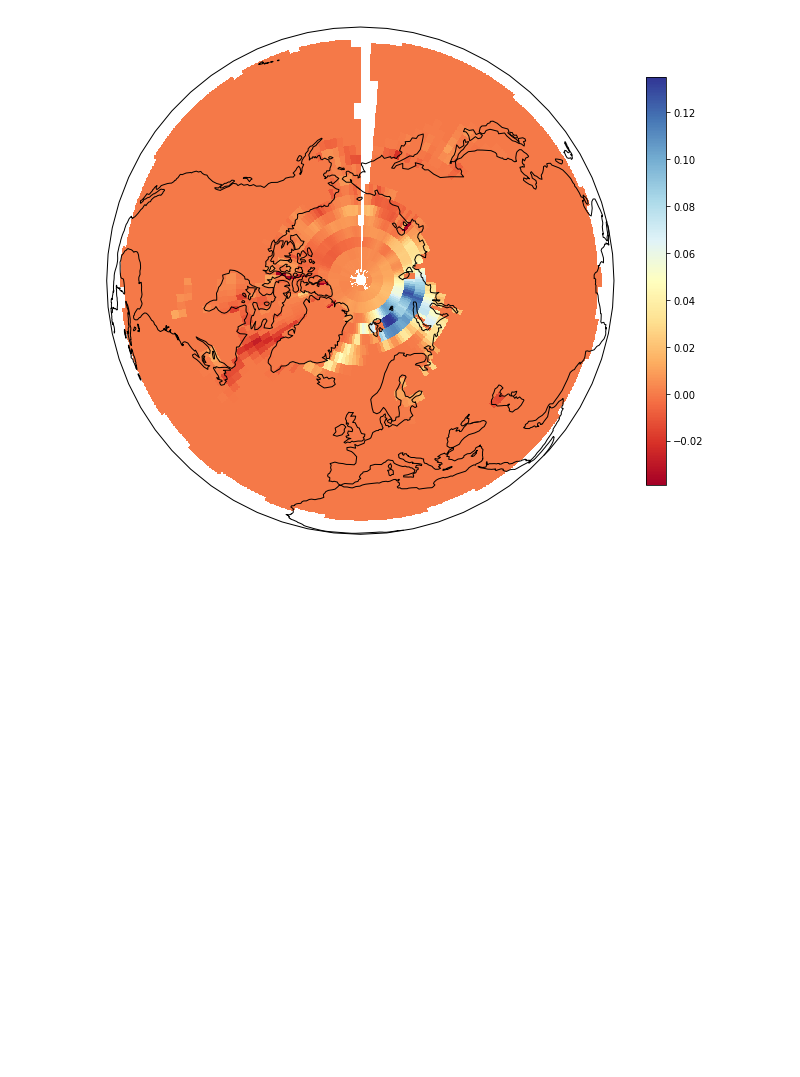
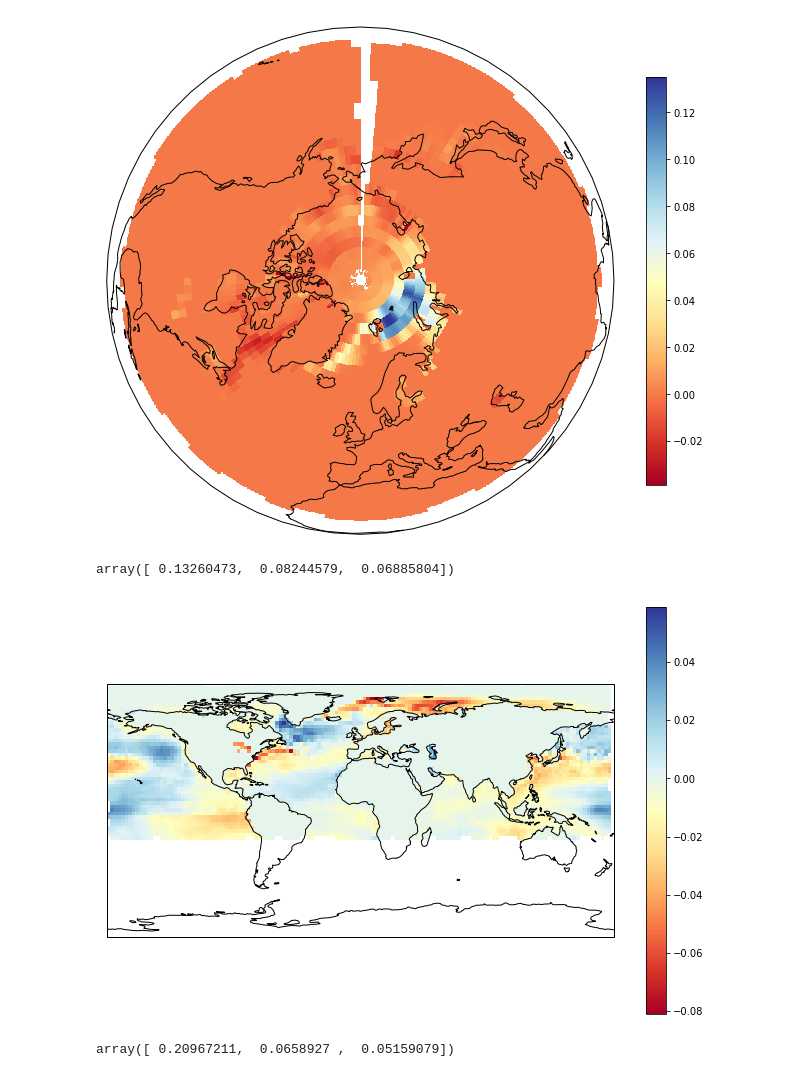
Before and after one commit to panhypersebastos/winter_predictor, a Jupyter notebook: era-int_pca_exploration.ipynb, the cells around one changed output. Drawn from its saved outputs; the diff is of its cells as text; code cells hidden in the pictures; blank space fills up the shorter version.

```diff
--- a/era-int_pca_exploration.ipynb
+++ b/era-int_pca_exploration.ipynb
@@ -375,6 +419,7 @@ plt.show()
 # %%
-def queryLoadings(this_variable, this_loading):
-    # Query
+def queryLoadings(this_variable, this_grid_df, this_loading):
+    # Query data anomalies
+    grid_ids = this_grid_df.id_grid.values
     res = con_anom.aggregate(pipeline=[
     {"$project": {"id_grid": 1, "date": 1, this_variable: 1, "month": {"$month": "$date"}}},
     {"$match": {"month": {"$in": [9, 10, 11, 12, 1, 2]},
@@ -388,7 +433,7 @@ def queryLoadings(this_variable, this_loading):
     pca.fit(X_df)
     loadings_df0 = pd.DataFrame(pca.components_.T, columns=['loading_1', 'loading_2', 'loading_3'])
     loadings_df0 = loadings_df0.assign(id_grid=X_df.columns)
-    loadings_df = pd.merge(left=loadings_df0, right=grid_df)
+    loadings_df = pd.merge(left=loadings_df0, right=this_grid_df)
     ras_df = loadings_df.assign(lon = list(map(lambda x:
                                            x[0]['coordinates'][0],
                                            loadings_df[['loc']].values)),
@@ -404,9 +449,15 @@ def queryLoadings(this_variable, this_loading):
         xi = lons,
         yi = lats,
         interp='nn')
+
+    if this_variable in ['z70' ,'ci']:
+        this_proj = ccrs.Orthographic(0, 90)
+    elif this_variable in ['sst']:
+        this_proj = ccrs.PlateCarree()
+
     fig = plt.figure(figsize=(25, 25))
     img_extent = (-180, 180,-90, 90) # because we *do have* defined lats on -90, +90 !!
-    ax = plt.subplot(1, 2, 1, projection=ccrs.Orthographic(0, 90))
+    ax = plt.subplot(1, 2, 1, projection=this_proj)
     ax.coastlines()
     im = plt.imshow(X=this_field,
                transform=ccrs.PlateCarree(),
@@ -415,3 +466,4 @@ def queryLoadings(this_variable, this_loading):
                cmap='RdYlBu')
     plt.colorbar(im, orientation='vertical',ticklocation='auto', shrink=0.3, cmap="RdYlBu")
     plt.show()
+    return(pca)
@@ -420,2 +480,14 @@ queryLoadings(this_variable='ci', this_loading='loading_1')
 # %% [output]
 [figure]
+# %%
+pca_ci.explained_variance_ratio_
+# %% [output]
+array([ 0.13260473,  0.08244579,  0.06885804])
+# %%
+pca_sst = queryLoadings(this_variable='sst', this_grid_df=grid_df_20S, this_loading='loading_3')
+# %% [output]
+[figure, added]
+# %%
+pca_sst.explained_variance_ratio_
+# %% [output]
+array([ 0.20967211,  0.0658927 ,  0.05159079])
```
Also changed, not shown: parts of 5 cells of this notebook.
